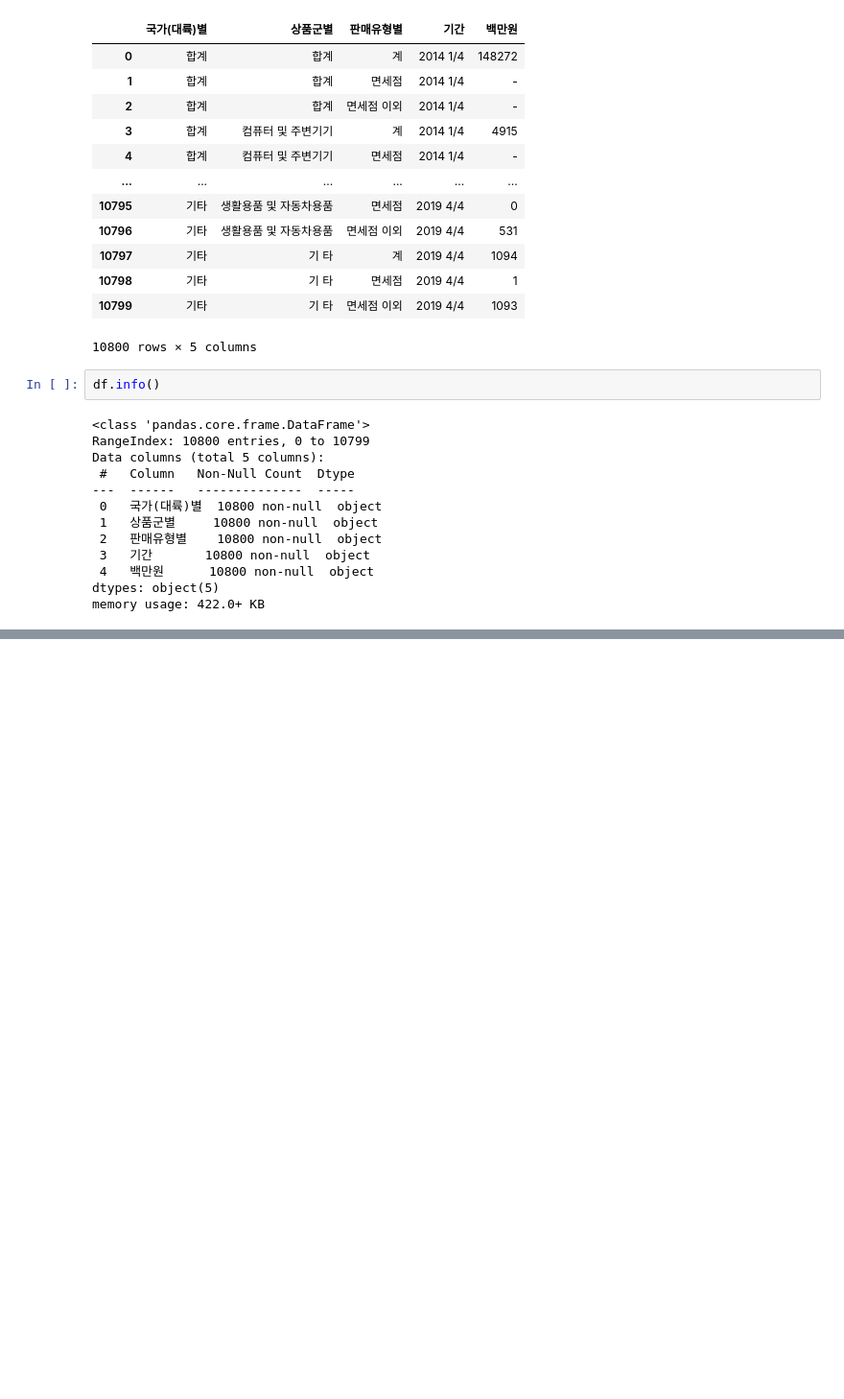
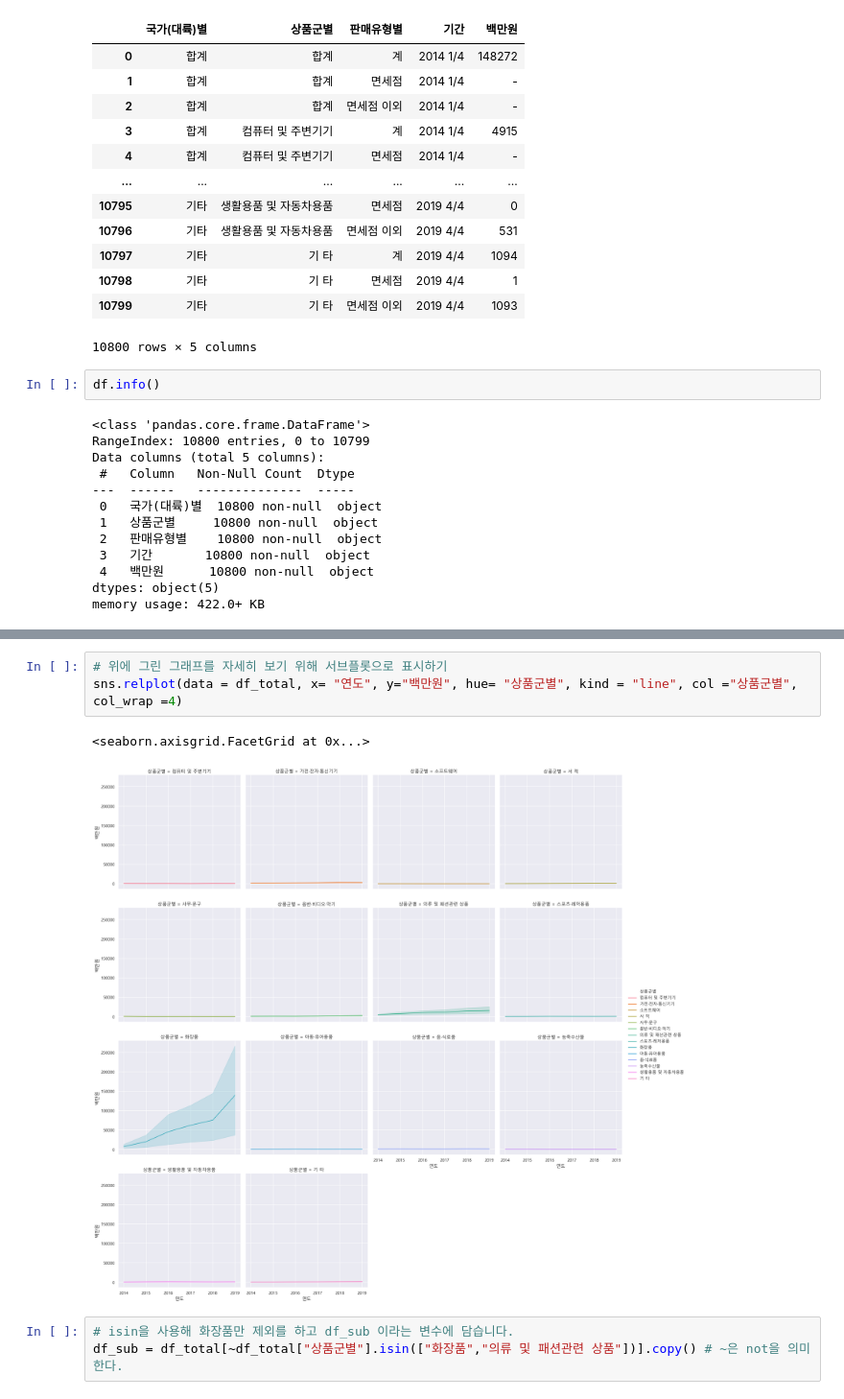
Before and after one commit to Gyu-Seok0/Career, a Jupyter notebook: 파이썬으로 시작하는 데이터 사이언스/5. K-Beauty 온라인 판매분석.ipynb, the cells around one changed output, grey strips where cells are left out. Shown at 96% size. Saved outputs shown, nothing was run; the diff lists cells and outputs as text; blank space fills up the shorter version.

```diff
--- a/파이썬으로 시작하는 데이터 사이언스/5. K-Beauty 온라인 판매분석.ipynb
+++ b/파이썬으로 시작하는 데이터 사이언스/5. K-Beauty 온라인 판매분석.ipynb
@@ -120,0 +222,9 @@ memory usage: 422.0+ KB
+# %%
+# 위에 그린 그래프를 자세히 보기 위해 서브플롯으로 표시하기
+sns.relplot(data = df_total, x= "연도", y="백만원", hue= "상품군별", kind = "line", col ="상품군별", col_wrap =4)
+# %% [output]
+<seaborn.axisgrid.FacetGrid at 0x...>
+[figure, added]
+# %%
+# isin을 사용해 화장품만 제외를 하고 df_sub 이라는 변수에 담습니다.
+df_sub = df_total[~df_total["상품군별"].isin(["화장품","의류 및 패션관련 상품"])].copy() # ~은 not을 의미한다.
```
Also changed, not shown: parts of 25 cells of this notebook, 3 other files.
